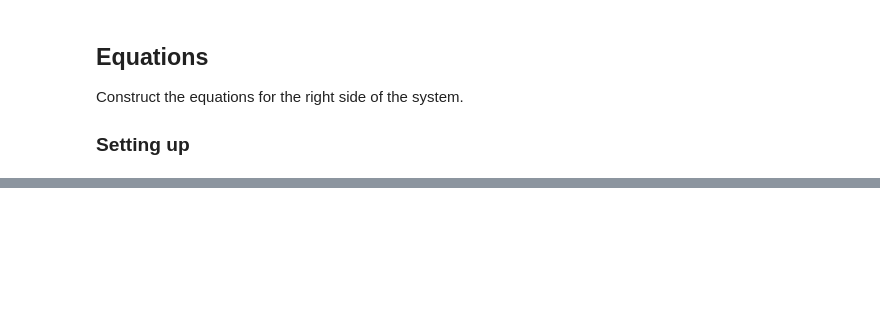
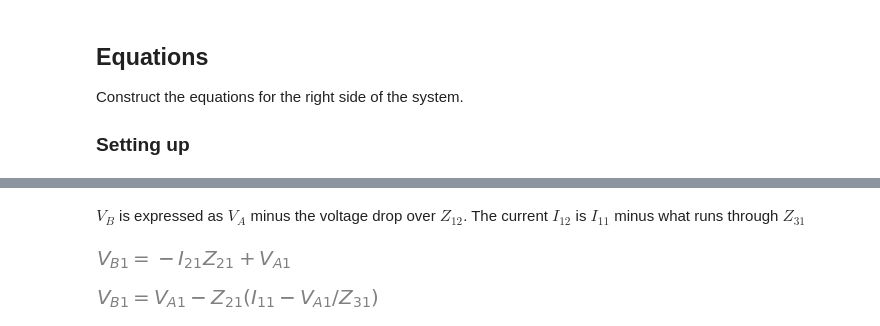
Before and after one commit to avaveriksen/wind-assignment-2, a Jupyter notebook: Anders/equations.ipynb, the cells around one changed output, grey strips where cells are left out. Saved outputs shown, nothing was run; the diff lists cells and outputs as text; code cells hidden in the pictures; blank space fills up the shorter version.

```diff
--- a/Anders/equations.ipynb
+++ b/Anders/equations.ipynb
@@ -135,0 +25,14 @@ V_B = Z41*Z42*(P1*V_S2*Z11*Z22*Z5 + P1*V_S2*Z22*Z31*Z5 + P2*V_S1*Z12*Z31*Z5 + P2
+# %% [markdown]
+$V_B$ is expressed as $V_A$ minus the voltage drop over $Z_{12}$. The current $I_{12}$ is $I_{11}$ minus what runs through $Z_{31}$
+# %%
+Z31, V_B1, I21, Z21 = symbols('Z31 V_B1 I21 Z21')
+eqVB1 = Eq(V_B1, V_A1 - I21 * Z21)
+eqVB1
+# %% [output]
+[figure, added]
+# %%
+I21 = I11 - V_A1 / Z31
+eqVB1 = eqVB1.subs('I21', I21)
+eqVB1
+# %% [output]
+[figure, added]
```
Also changed, not shown: parts of 47 cells of this notebook, 2 other files.
